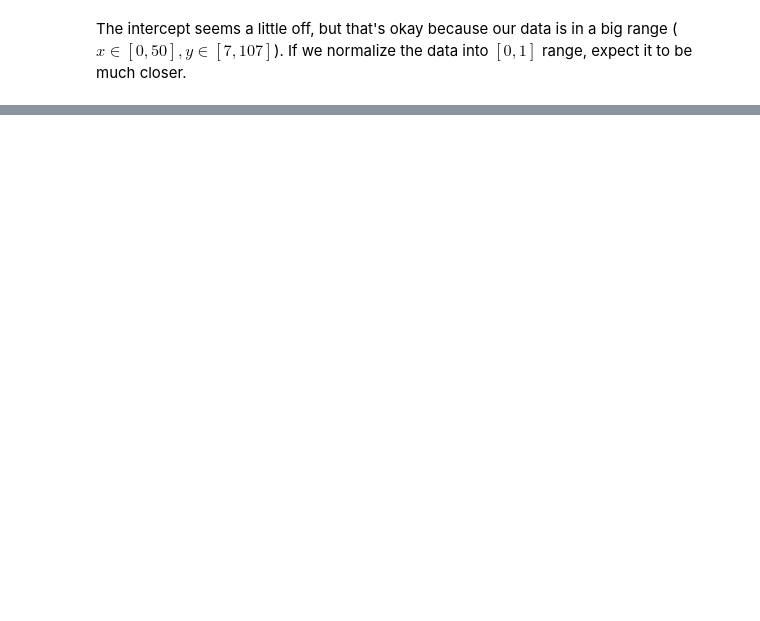
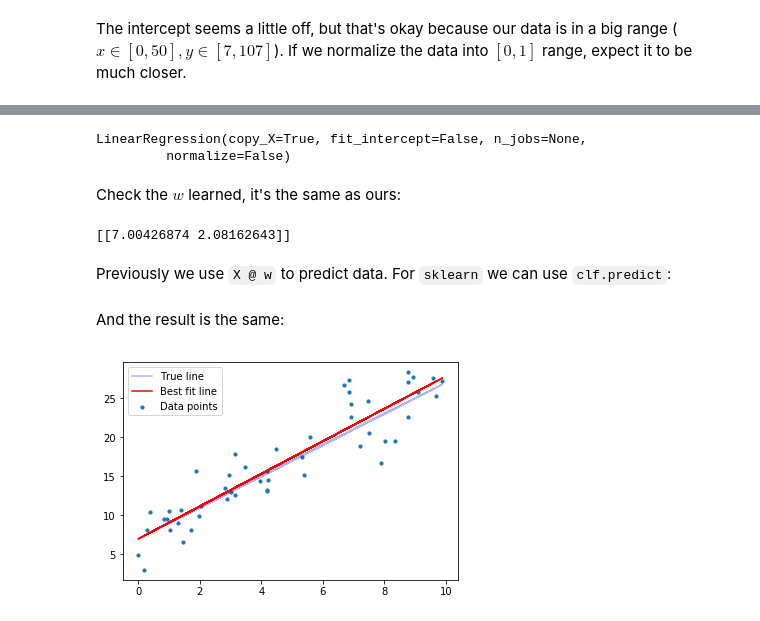
Before and after one commit to aunnnn/ml-tutorial, a Jupyter notebook: blog_content_source/linear_regression/linear_regression_tutorial.ipynb, the cells around one changed output, grey strips where cells are left out. Drawn from its saved outputs; the diff is of its cells as text; code cells hidden in the pictures; blank space fills up the shorter version.

```diff
--- a/blog_content_source/linear_regression/linear_regression_tutorial.ipynb
+++ b/blog_content_source/linear_regression/linear_regression_tutorial.ipynb
@@ -452,0 +536,2 @@ The intercept seems a little off, but that's okay because our data is in a big r
+# %%
+clf = LinearRegression(fit_intercept=False)
@@ -452,0 +540,25 @@ The intercept seems a little off, but that's okay because our data is in a big r
+# %%
+clf.fit(X,y)
+# %% [output]
+LinearRegression(copy_X=True, fit_intercept=False, n_jobs=None,
+         normalize=False)
+# %% [markdown]
+Check the $w$ learned, it's the same as ours:
+# %%
+print(clf.coef_)
+# %% [output]
+[[7.00426874 2.08162643]]
+# %% [markdown]
+Previously we use `X @ w` to predict data. For `sklearn` we can use `clf.predict`:
+# %%
+predicted = clf.predict(X)
+# %% [markdown]
+And the result is the same:
+# %%
+plt.scatter(X[:,1:], y, s=10, label='Data points')
+plt.plot(X[:,1:], true_targets, c='blue', label='True line', alpha=0.3)
+plt.plot(X[:,1:], predicted, c='red', label='Best fit line')
+plt.legend(loc='best')
+plt.show()
+# %% [output]
+[figure, added]
```
Also changed, not shown: parts of 36 cells of this notebook, 47 other files.
